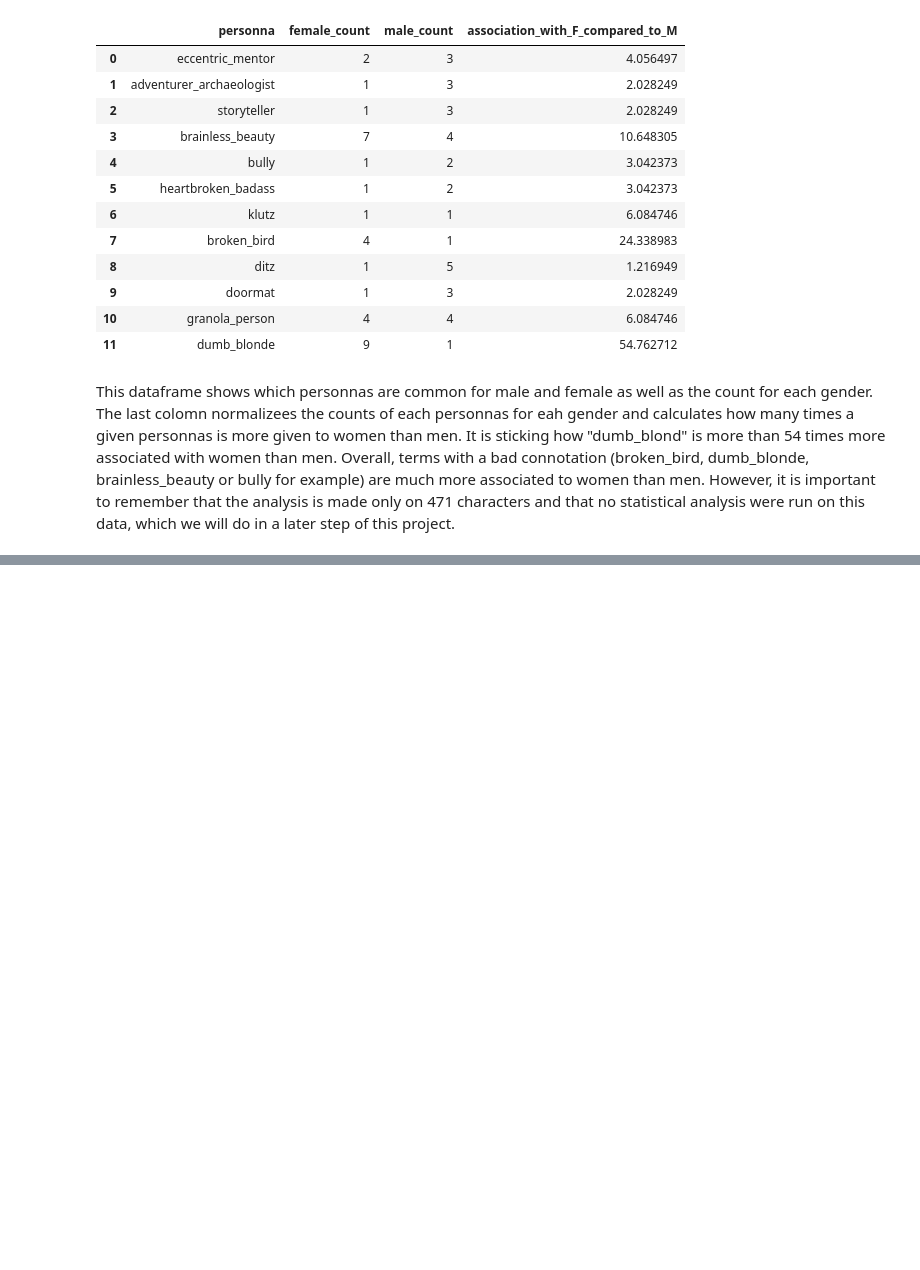
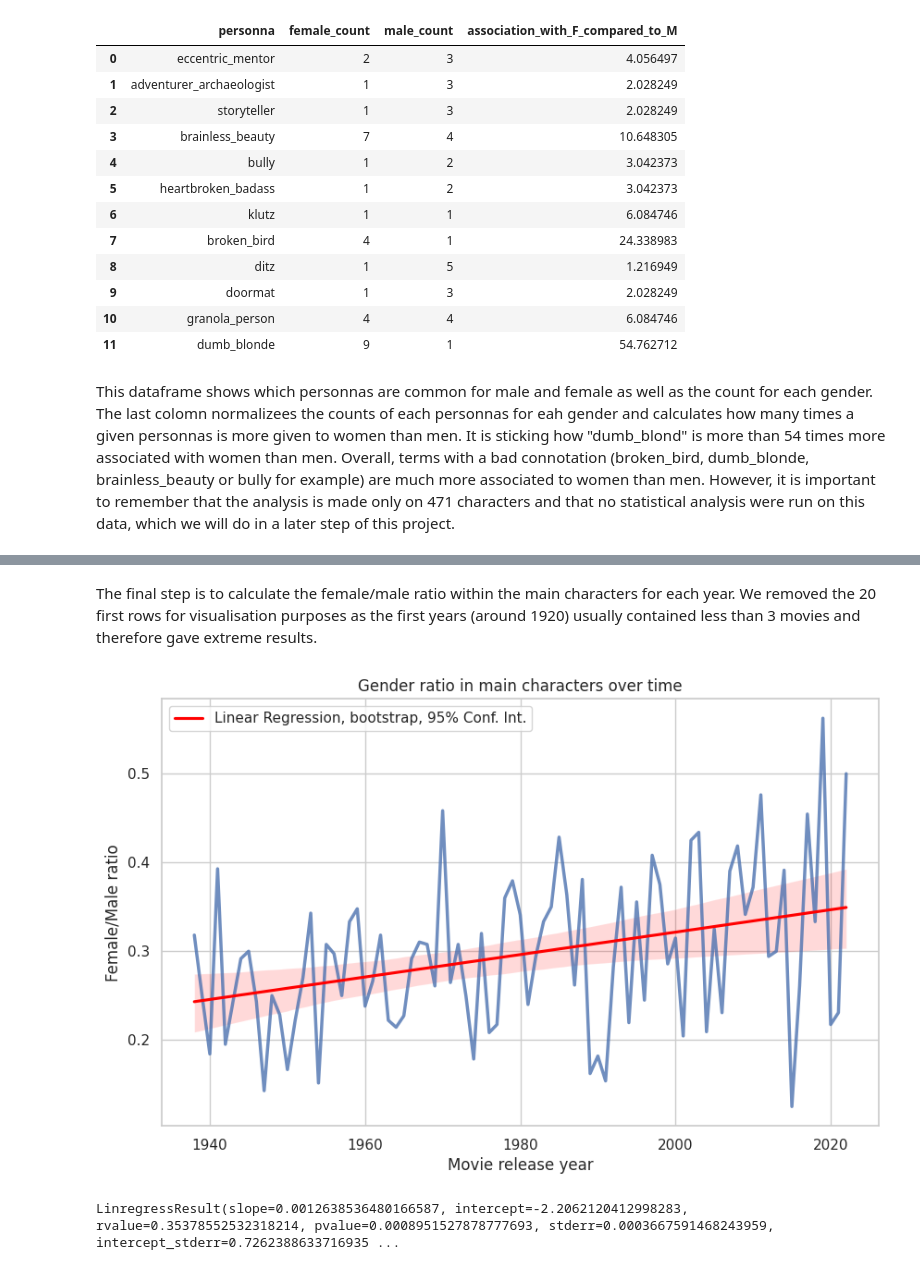
Before and after one commit to epfl-ada/ada-2023-project-badabob, a Jupyter notebook: M2.ipynb, the cells around one changed output, grey strips where cells are left out. Saved outputs shown, nothing was run; the diff lists cells and outputs as text; code cells hidden in the pictures; blank space fills up the shorter version.

Commit message:
main char analysis M2

```diff
--- a/M2.ipynb
+++ b/M2.ipynb
@@ -1183,0 +1234,8 @@ This dataframe shows which personnas are common for male and female as well as t
+# %%
+"""
+sample['main characters'] = sample['plot_summary'].apply(extract_main_characters, nb_sentences=5)
+sample['main character genders'] = sample.apply(find_main_characters_genders, characters_df = character_metadata, axis=1)
+sample.to_csv("main_characters_20_per_year.csv")
+"""
+main_characters = pd.read_csv("DATA/main_characters_20_per_year.csv")
+main_characters.tail()
@@ -1183,0 +1249,11 @@ This dataframe shows which personnas are common for male and female as well as t
+# %% [markdown]
+The final step is to calculate the female/male ratio within the main characters for each year. We removed the 20 first rows for visualisation purposes as the first years (around 1920) usually contained less than 3 movies and therefore gave extreme results.
+# %%
+gender_list_per_year = main_characters.groupby('release_date')['main character genders'].agg(list).reset_index()
+gender_list_per_year['gender_ratio'] = gender_list_per_year['main character genders'].apply(calculate_gender_ratio)
+gender_list_per_year = gender_list_per_year[gender_list_per_year['gender_ratio'].notna()]
+gender_list_for_plot = gender_list_per_year[20:]
+plot_gender_ratio(gender_list_for_plot)
+# %% [output]
+[figure, added]
+LinregressResult(slope=0.0012638536480166587, intercept=-2.2062120412998283, rvalue=0.35378552532318214, pvalue=0.0008951527878777693, stderr=0.0003667591468243959, intercept_stderr=0.7262388633716935 ...
```
Also changed, not shown: parts of 9 cells of this notebook, 3 other files.
